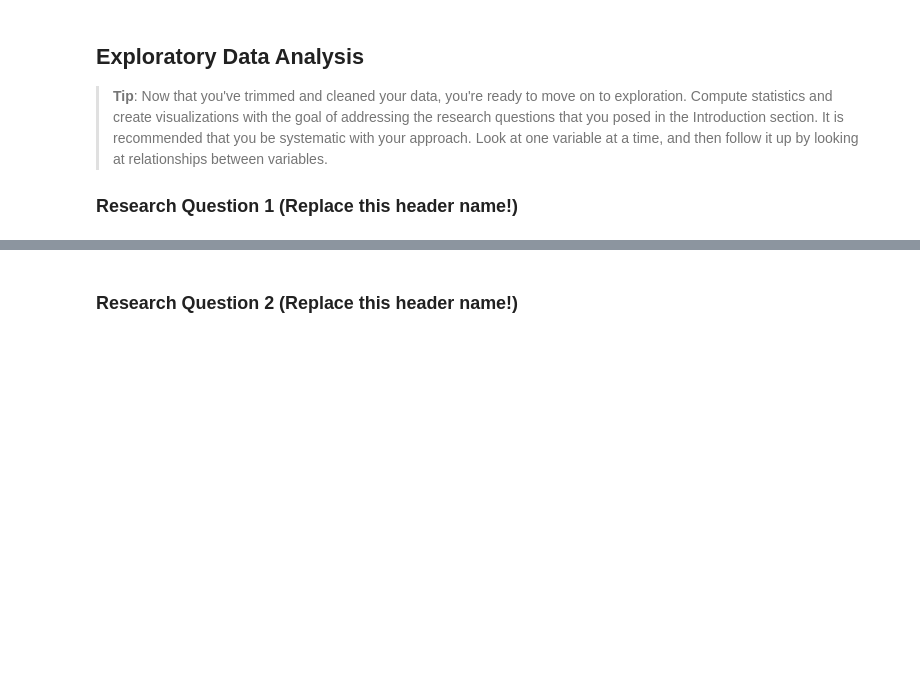
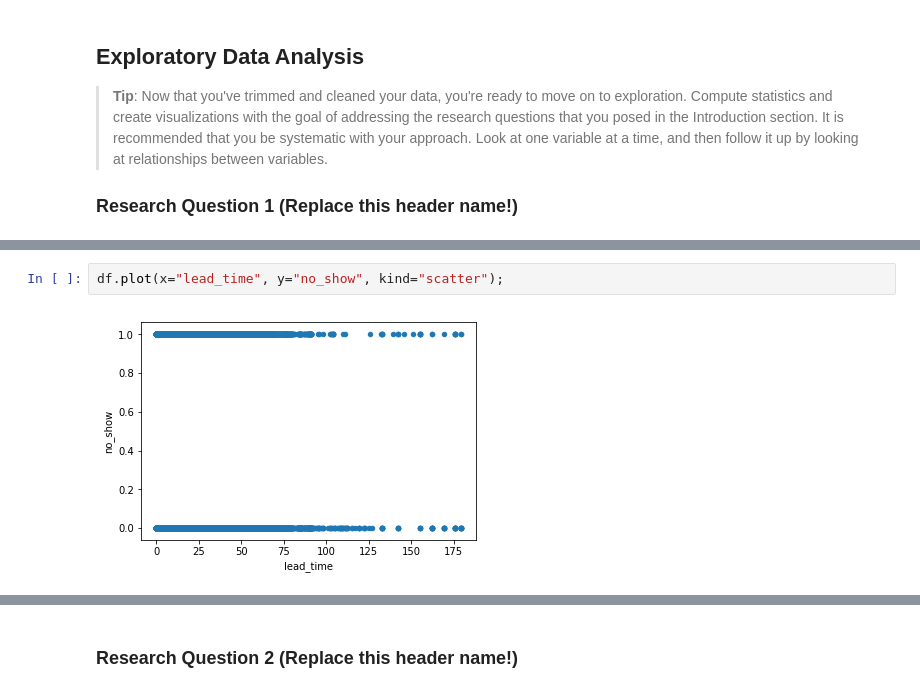
Before and after one commit to Wildbird74/No-show-Appointments, a Jupyter notebook: no_show.ipynb, the cells around one changed output, grey strips where cells are left out. Saved outputs shown, nothing was run; the diff lists cells and outputs as text; blank space fills up the shorter version.

```diff
--- a/no_show.ipynb
+++ b/no_show.ipynb
@@ -53,0 +361,4 @@
+# %%
+df.plot(x="lead_time", y="no_show", kind="scatter");
+# %% [output]
+[figure, added]
```
Also changed, not shown: parts of 58 cells of this notebook, 2 other files.
